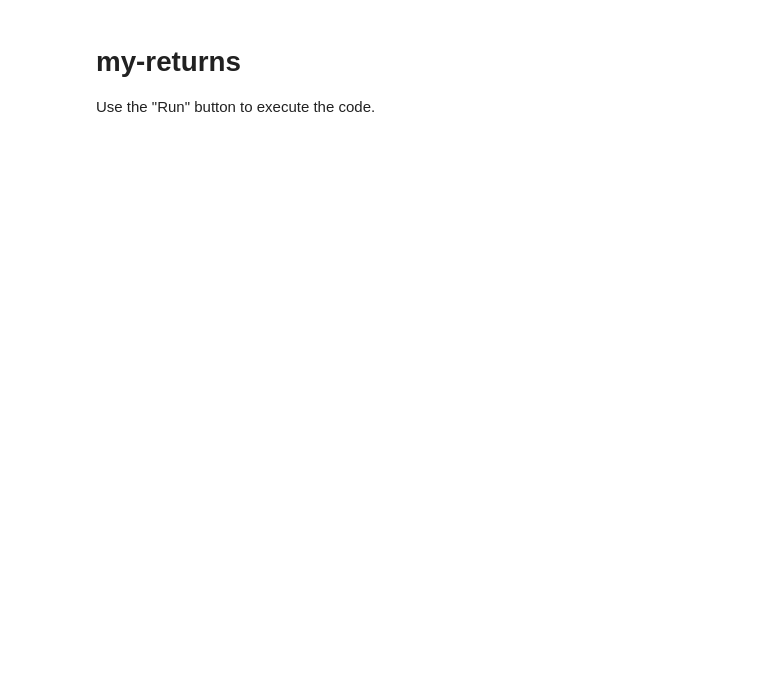
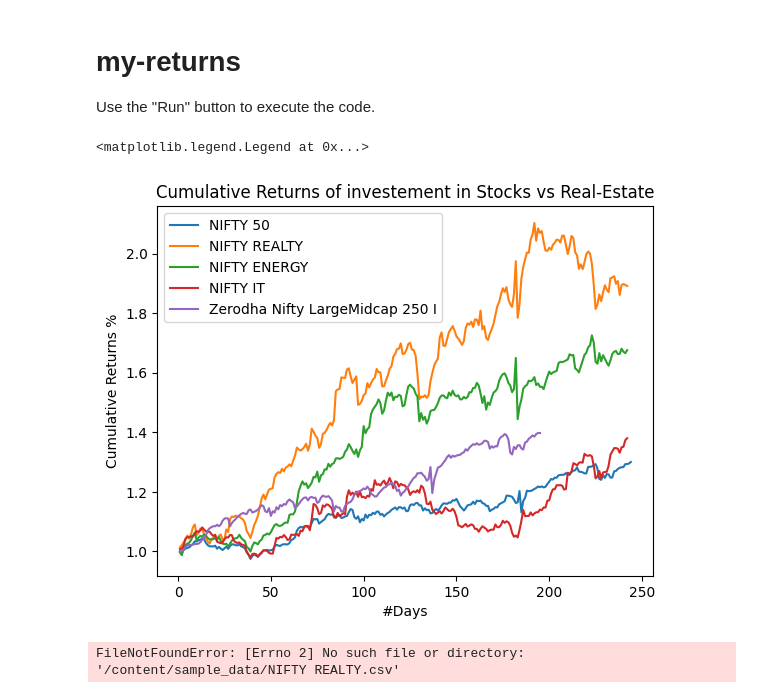
Before and after one commit to iamsusmita/ExChange, a Jupyter notebook: my_returns.ipynb, the cells around one changed output. Saved outputs shown, nothing was run; the diff lists cells and outputs as text; code cells hidden in the pictures; blank space fills up the shorter version.

```diff
--- a/my_returns.ipynb
+++ b/my_returns.ipynb
@@ -21,7 +16,53 @@ import seaborn as sns
+# %%
+# @title
+# load the data
+#sp500 = pd.read_csv('SPX.csv')
+#vnq = pd.read_csv('VNQ.csv')
+
+import yfinance as yf
+
+# Download the stock data
+
+#stk="^NSEI"
+#tkr = yf.Ticker(stk)
+#data=tkr.history(period="max")
+#data.to_csv(stk+'.csv')
+
+stk = yf.Tickers('^NSEI ^CNXREALTY ^CNXENERGY ^CNXIT 0P0001RQX5.BO')
+for tkr in stk.tickers:
+  stkname=stk.tickers[tkr].info['shortName']
+  #print(stkname)
+  data=stk.tickers[tkr].history(period="1y")
+  #print(data.head())
+  data.to_csv(tkr+'.csv')
+  tkr = pd.read_csv(tkr+'.csv') #/content/sample_data
+
+  col='Close'
+
+  tkr['daily_returns'] = tkr[col].pct_change()
+  tkr['cum_returns'] = (1 + tkr['daily_returns']).cumprod()
+
+  #print(tkr['cum_returns'].iloc[-1])
+
+  tkr['cum_returns'].plot(label = stkname)
+
+  #NIFTY_50 = pd.read_csv(tkr+'.csv'
+  #NIFTY_REALTY = pd.read_csv(tkr'.csv')
+  #tkr = yf.Ticker(ticker)
+  #tkr.history(period="max")
+  #print(tkr)
+#  data=tkr.history(period="max")
+#  data.to_csv(stk+'.csv')
+plt.xlabel('#Days')
+plt.ylabel('Cumulative Returns %')
+plt.title('Cumulative Returns of investement in Stocks vs Real-Estate')
+plt.legend()
+# %% [output]
+<matplotlib.legend.Legend at 0x...>
+[figure, added]
 # %%
 # @title
-NIFTY_50 = pd.read_csv('/content/sample_data/NIFTY 50.csv') #/content/sample_data
-NIFTY_REALTY = pd.read_csv('/content/sample_data/NIFTY REALTY.csv')
+
 NIFTY_BANK = pd.read_csv('/content/sample_data/NIFTY BANK.csv')
 NIFTY_NEXT50 = pd.read_csv('/content/sample_data/NIFTY NEXT 50.csv')
 NIFTY_LARGEMIDCAP_250 = pd.read_csv('/content/sample_data/NIFTY LARGEMIDCAP 250.csv')
@@ -29,6 +70,8 @@ NIFTY_PHARMA = pd.read_csv('/content/sample_data/NIFTY PHARMA.csv')
 NIFTY_ENERGY = pd.read_csv('/content/sample_data/NIFTY ENERGY.csv')
 NIFTY_IT = pd.read_csv('/content/sample_data/NIFTY IT.csv')
 #NIFTY_REALTY.info()
+# %% [output]
+FileNotFoundError: [Errno 2] No such file or directory: '/content/sample_data/NIFTY REALTY.csv'
 # %%
 # @title
 # calculate daily returns
```
Also changed, not shown: parts of 4 cells of this notebook.
